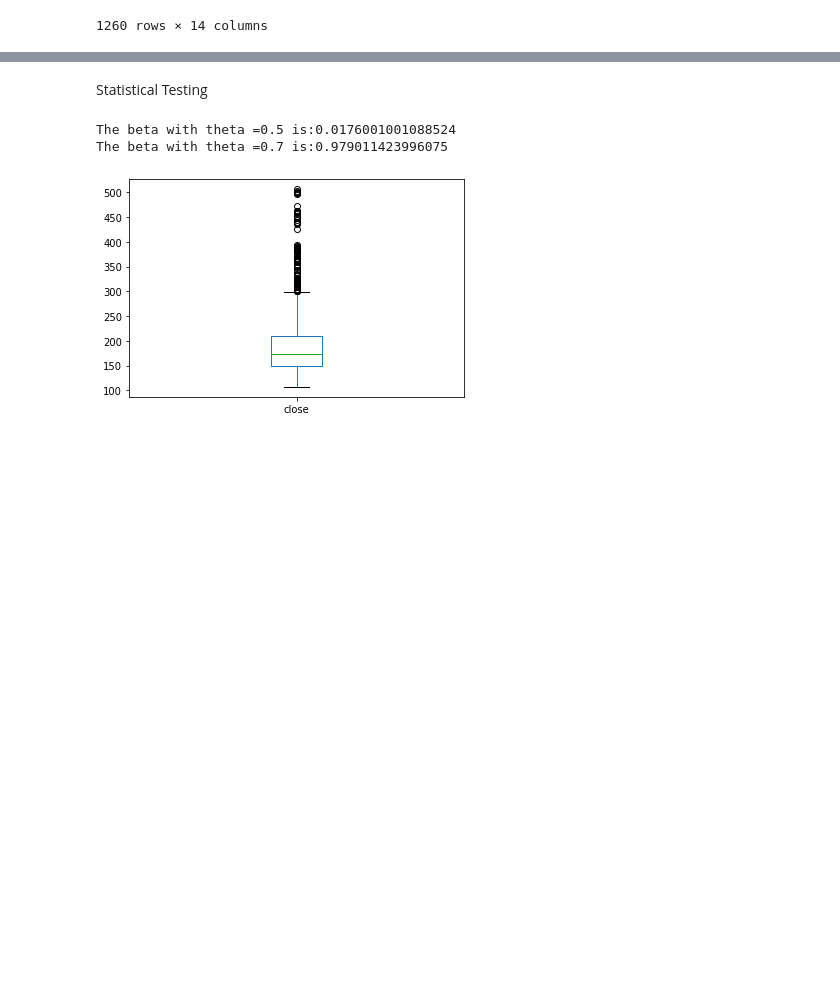
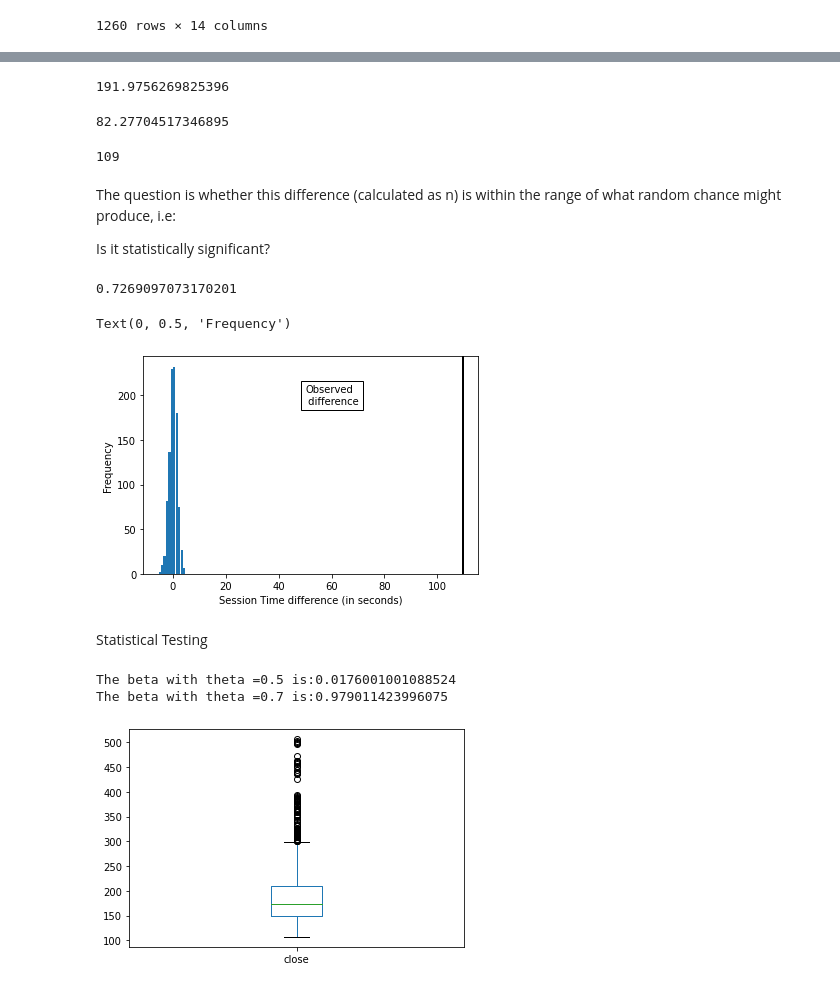
Before and after one commit to Dre-AsiliVentures/Statistics-Interpreter-Toolkit--SiK, a Jupyter notebook: Statistics Learning/O'Reilly Practical Statistics for Data Scientists/chap3_Statistical_Experiments&Significance_Testing.ipynb, the cells around one changed output, grey strips where cells are left out. Cells and saved outputs as stored; diff of their text form; code cells hidden in the pictures; blank space fills up the shorter version.

```diff
--- a/Statistics Learning/O'Reilly Practical Statistics for Data Scientists/chap3_Statistical_Experiments&Significance_Testing.ipynb
+++ b/Statistics Learning/O'Reilly Practical Statistics for Data Scientists/chap3_Statistical_Experiments&Significance_Testing.ipynb
@@ -55,0 +119,53 @@ def permute(data_values,sample_sizeA,sample_sizeB):
+# %%
+def perm_fun(x,nA,nB):
+    import random
+    n=nA+nB
+    idx_B=set(random.sample(range(n),nB)) # Take nB random sample values within range of n*
+    idx_A=set(range(n))-idx_B # Without replacement occurs here because rather than sampling from n this index is from B*
+    return x.loc[idx_B].mean()-x.loc[idx_A].mean() # Returns the mean difference
+# %%
+x=AAPL_data['close']
+# %%
+mean_a=AAPL_data['adjClose'].mean()
+mean_b=AAPL_data['close'].mean()
+mean_b
+# %% [output]
+191.9756269825396
+# %%
+mean_a
+# %% [output]
+82.27704517346895
+# %%
+if mean_b>mean_a:
+    n=int(mean_b-mean_a)
+    print(n)
+else:
+    n=int(mean_a-mean_b)
+    print(n)
+# %% [output]
+109
+# %% [markdown]
+The question is whether this difference (calculated as n) is within the range of what random
+chance might produce, i.e:
+
+
+Is it statistically significant?
+# %%
+nA=int(mean_a)
+nB=int(mean_b)
+# %%
+perm_fun(x,nA,nB)
+# %% [output]
+0.7269097073170201
+# %%
+perm_diffs=[perm_fun(x,nA,nB) for _ in range(1000)] # Take the differences for R= 1000 times
+#fig,ax=plt.subplots(figsize=(5,5))
+fig,ax=plt.subplots()
+ax.hist(perm_diffs,bins=11,rwidth=0.9)
+ax.axvline(x=mean_b-mean_a,color='black',lw=2)
+ax.text(50,190,'Observed\n difference',bbox={'facecolor':'White'})
+ax.set_xlabel('Session Time difference (in seconds)')
+ax.set_ylabel('Frequency')
+# %% [output]
+Text(0, 0.5, 'Frequency')
+[figure, added]
```
Also changed, not shown: parts of 30 cells of this notebook, 3 other files.
